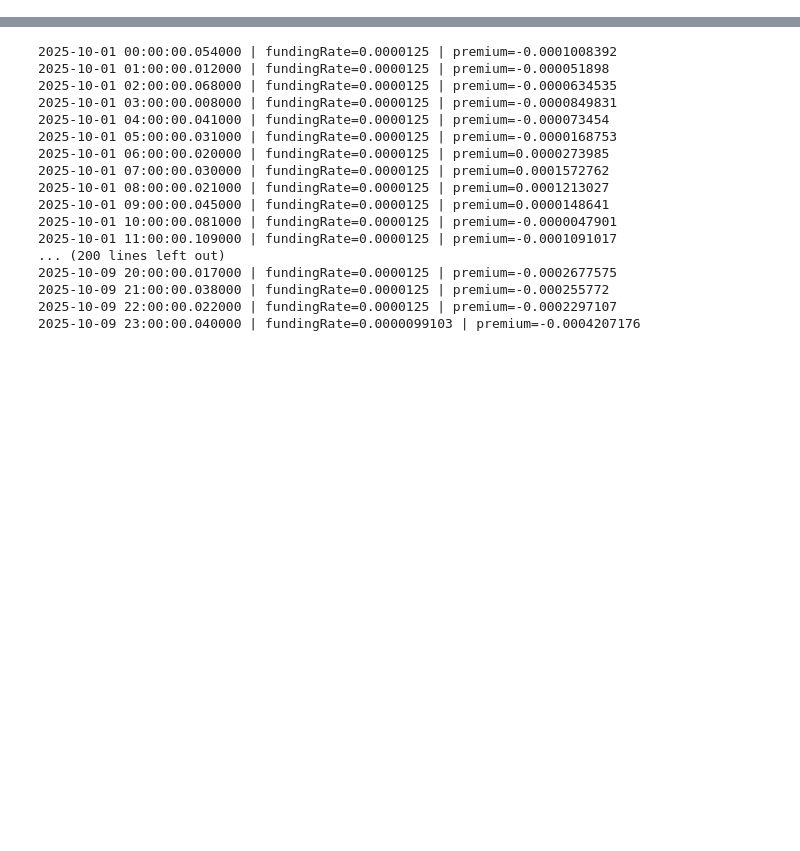
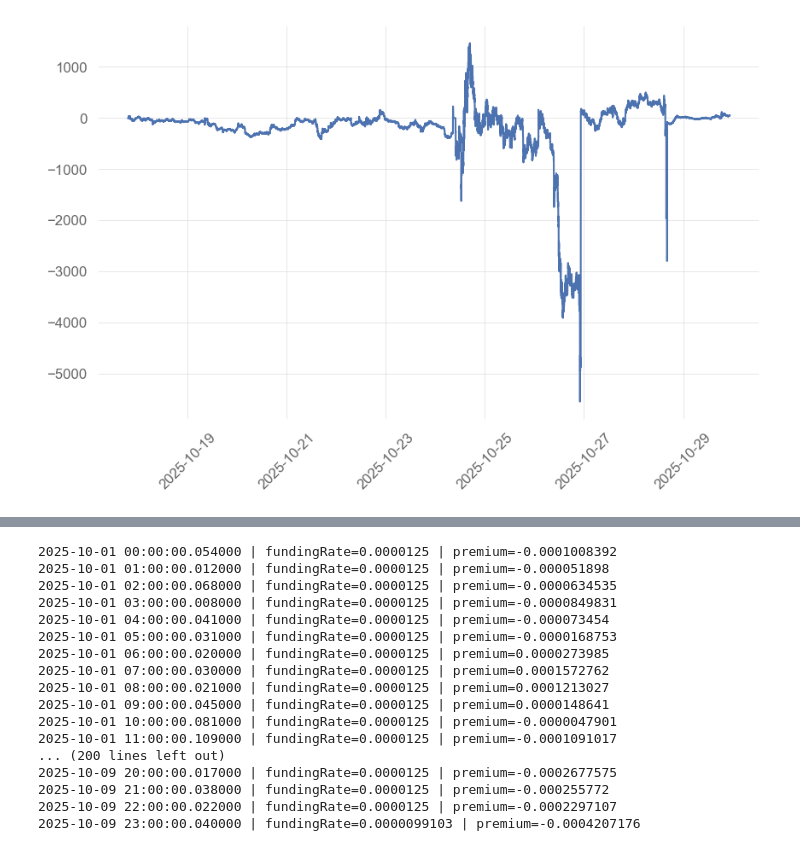
Before and after one commit to arjungoswami/LLMTradingBotAnalysis, a Jupyter notebook: notebooks/Hyperliquid_API_Wallet_Scrape.ipynb, the cells around one changed output, grey strips where cells are left out. Drawn from its saved outputs; the diff is of its cells as text; code cells hidden in the pictures; blank space fills up the shorter version.

```diff
--- a/notebooks/Hyperliquid_API_Wallet_Scrape.ipynb
+++ b/notebooks/Hyperliquid_API_Wallet_Scrape.ipynb
@@ -181,0 +194,16 @@ Successfully installed awscli-1.42.65 botocore-1.40.65 rsa-4.7.2 s3transfer-0.14
+# %%
+def process_fill_data_final_positions_and_get_fills_by_coin(fill_data: pd.DataFrame) -> dict:
+    fill_data_final_positions = fill_data.loc[
+        np.array(
+            ~pd.DataFrame(
+                {
+                    'timestamp': fill_data.index,
+                    'coin': np.array(fill_data['coin'])
+                }).duplicated(keep='last')
+        )
+    ]
+    fills_by_coin = {category: group for category, group in fill_data_final_positions.groupby('coin')}
+    return fills_by_coin
+# %%
+fills_by_coin = process_fill_data_final_positions_and_get_fills_by_coin(fill_data)
+fills_by_coin["BTC"]
@@ -181,0 +223,28 @@ Successfully installed awscli-1.42.65 botocore-1.40.65 rsa-4.7.2 s3transfer-0.14
+# %%
+def add_close_price(fills_by_coin_df: pd.DataFrame, price_df: pd.DataFrame) -> pd.DataFrame:
+    return pd.merge(
+        fills_by_coin_df.resample('1min').ffill().iloc[1:],
+        pd.DataFrame(price_df['close']),
+        left_index=True,
+        right_index=True,
+        how='inner',
+    )
+
+def add_unrealized_pnl(positions_df: pd.DataFrame) -> pd.DataFrame:
+    positions_df['unrealized_pnl'] = (positions_df['px'] - positions_df['close']) * positions_df['startPosition']
+    return positions_df
+# %%
+df_dict = {}
+
+for token in tokens:
+    df_dict[token] = add_close_price(
+        fills_by_coin_df=fills_by_coin[token],
+        price_df=prices_dict[token],
+    )
+    add_unrealized_pnl(positions_df=df_dict[token])
+# %%
+plt.plot(df_dict["ETH"]['unrealized_pnl'])
+plt.xticks(rotation=45)
+plt.show()
+# %% [output]
+[figure, added]
```
Also changed, not shown: parts of 15 cells of this notebook.
